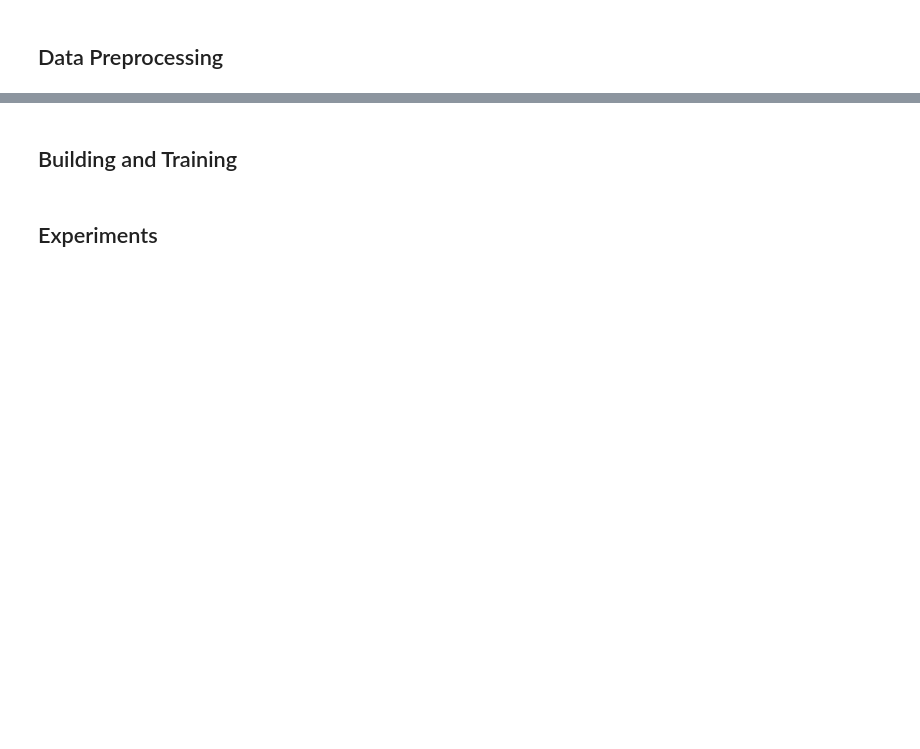
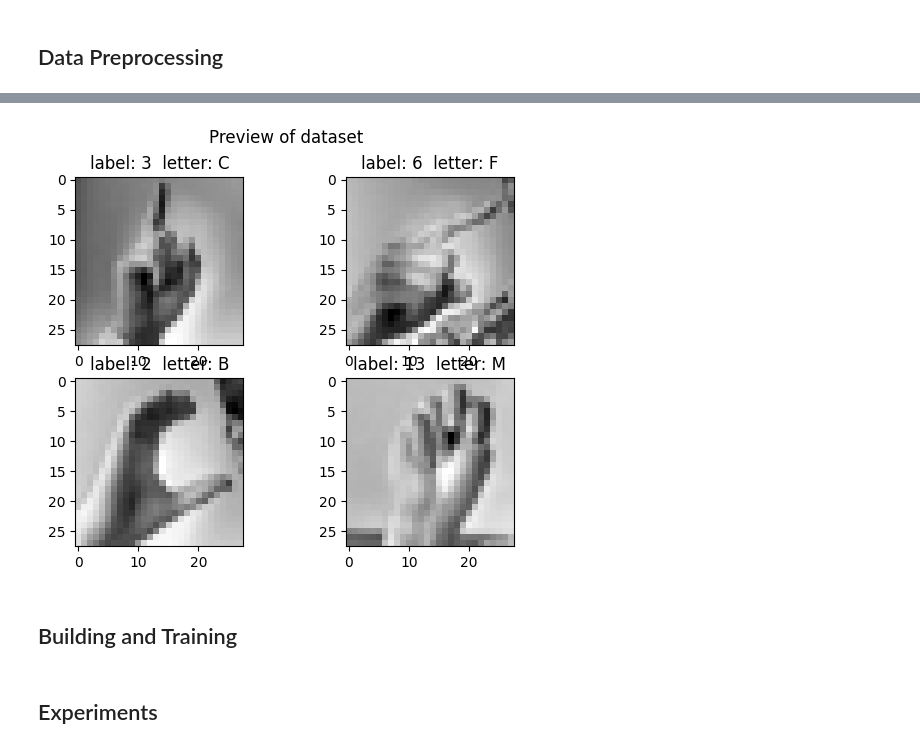
Before and after one commit to maxxrail/Image-Data-Classification, a Jupyter notebook: assignment3_group41.ipynb, the cells around one changed output, grey strips where cells are left out. Cells and saved outputs as stored; diff of their text form; code cells hidden in the pictures; blank space fills up the shorter version.

```diff
--- a/assignment3_group41.ipynb
+++ b/assignment3_group41.ipynb
@@ -1,61 +22,57 @@
 # %% [markdown]
 ## Data Preprocessing ##
 # %%
-import numpy as np
-import pandas as pd
-from sklearn.preprocessing import LabelBinarizer
-#%matplotlib notebook
-%matplotlib inline
-import matplotlib.pyplot as plt
-from IPython.core.debugger import set_trace
-import warnings
-warnings.filterwarnings('ignore')
-from typing import List
-from tqdm import tqdm
-lb=LabelBinarizer()
+def preprocessing(visualize=False):
+    lb=LabelBinarizer()
 
-# Load the training and test data
-train_df = pd.read_csv('archive/sign_mnist_train.csv')
-test_df = pd.read_csv('archive/sign_mnist_test.csv')
+    # Load the training and test data
+    train_df = pd.read_csv('archive/sign_mnist_train.csv')
+    test_df = pd.read_csv('archive/sign_mnist_test.csv')
 
-# Separate features and labels
-x_train = train_df.drop('label', axis=1).values
-y_train = train_df['label'].values
-x_test = test_df.drop('label', axis=1).values
-y_test = test_df['label'].values
+    # Separate features and labels
+    x_train = train_df.drop('label', axis=1).values
+    y_train = train_df['label'].values
+    x_test = test_df.drop('label', axis=1).values
+    y_test = test_df['label'].values
 
-# Mean subtraction
-x_train = x_train - np.mean(x_train, axis=0)
-x_test = x_test - np.mean(x_test, axis=0)
+    # Mean subtraction
+    x_train = x_train - np.mean(x_train, axis=0)
+    x_test = x_test - np.mean(x_test, axis=0)
 
-# Normalization
-x_train = x_train / np.std(x_train)
-x_test = x_test / np.std(x_test)
+    # Normalization
+    x_train = x_train / np.std(x_train)
+    x_test = x_test / np.std(x_test)
 
-x_train1 =  x_train.reshape(-1,28,28,1)
-x_test1 = x_test.reshape(-1,28,28,1)
+    x_train1 =  x_train.reshape(-1,28,28,1)
+    x_test1 = x_test.reshape(-1,28,28,1)
 
-x_train =  x_train.reshape(-1, 28*28).astype(np.float32)
-x_test = x_test.reshape(-1, 28*28).astype(np.float32)
+    x_train =  x_train.reshape(-1, 28*28).astype(np.float32)
+    x_test = x_test.reshape(-1, 28*28).astype(np.float32)
 
-# Encoding the labels
-y_train = lb.fit_transform(y_train)
-y_test = lb.fit_transform(y_test)
+    # Encoding the labels
+    y_train = lb.fit_transform(y_train)
+    y_test = lb.fit_transform(y_test)
 
-# Preview the dataset
-fig,axe=plt.subplots(2,2)
-fig.suptitle('Preview of dataset')
-axe[0,0].imshow(x_train1[0].reshape(28,28),cmap='gray')
-axe[0,0].set_title('label: 3  letter: C')
-axe[0,1].imshow(x_train1[1].reshape(28,28),cmap='gray')
-axe[0,1].set_title('label: 6  letter: F')
-axe[1,0].imshow(x_train1[2].reshape(28,28),cmap='gray')
-axe[1,0].set_title('label: 2  letter: B')
-axe[1,1].imshow(x_train1[4].reshape(28,28),cmap='gray')
-axe[1,1].set_title('label: 13  letter: M')
+    if (visualize==True):
+    # Preview the dataset
+        fig,axe=plt.subplots(2,2)
+        fig.suptitle('Preview of dataset')
+        axe[0,0].imshow(x_train1[0].reshape(28,28),cmap='gray')
+        axe[0,0].set_title('label: 3  letter: C')
+        axe[0,1].imshow(x_train1[1].reshape(28,28),cmap='gray')
+        axe[0,1].set_title('label: 6  letter: F')
+        axe[1,0].imshow(x_train1[2].reshape(28,28),cmap='gray')
+        axe[1,0].set_title('label: 2  letter: B')
+        axe[1,1].imshow(x_train1[4].reshape(28,28),cmap='gray')
+        axe[1,1].set_title('label: 13  letter: M')
 
-# Confirm preprocessing
-print("Training data shape:", x_train.shape)
-print("Test data shape:", x_test.shape)
-print("Training labels shape:", y_train.shape)
-print("Test labels shape:", y_test.shape)
+        # Confirm preprocessing
+        print("Training data shape:", x_train.shape)
+        print("Test data shape:", x_test.shape)
+        print("Training labels shape:", y_train.shape)
+        print("Test labels shape:", y_test.shape)
+
+    return x_train, y_train, x_test, y_test
+
+x_train, y_train, x_test, y_test = preprocessing(visualize=True)
+# %% [output]
@@ -62,3 +83,4 @@ print("Test labels shape:", y_test.shape)
+[figure, added]
 # %%
 class NeuralNetLayer:
     def __init__(self):
```
Also changed, not shown: parts of 8 cells of this notebook.
